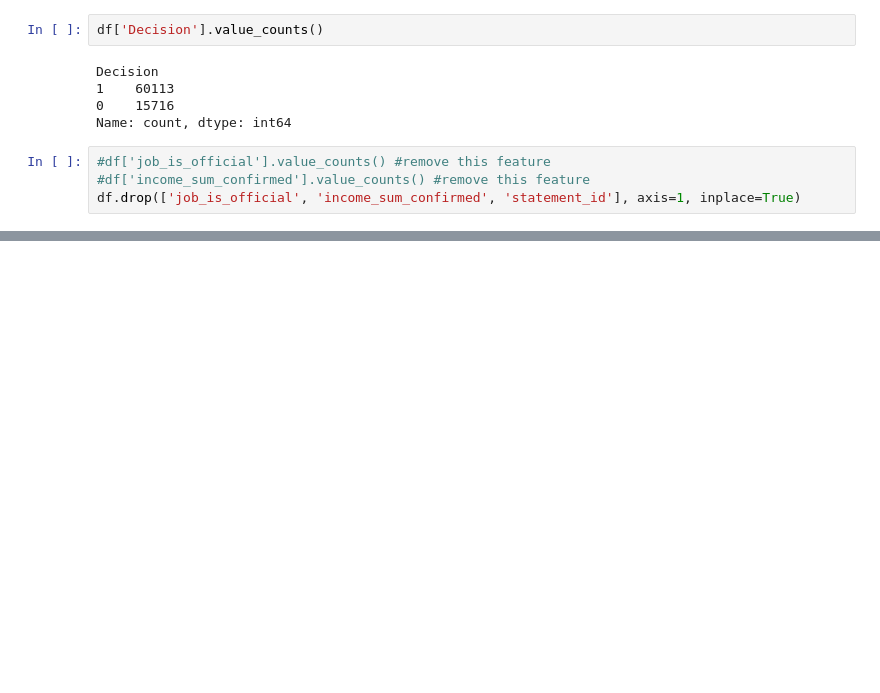
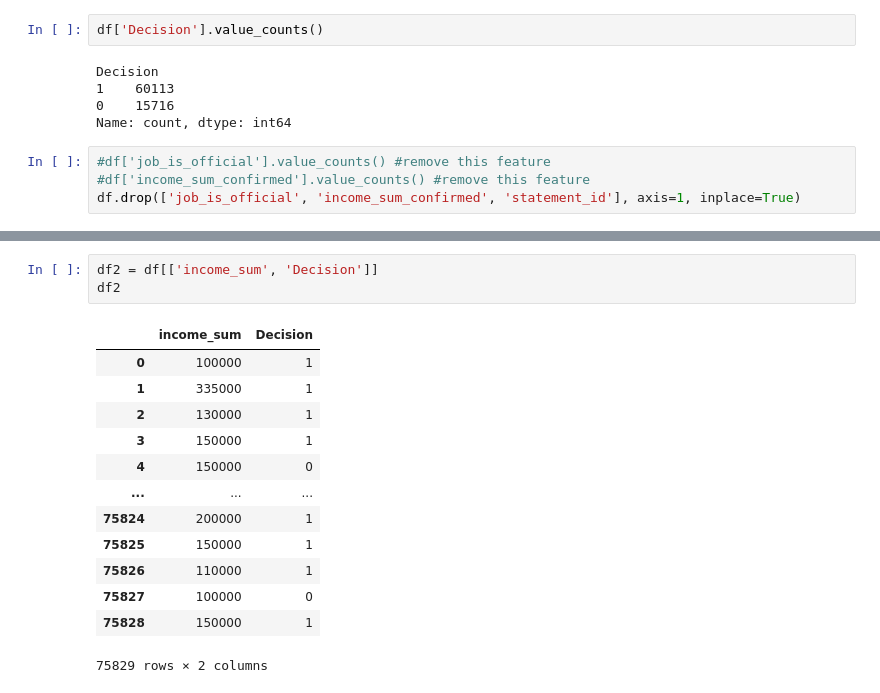
Before and after one commit to 3bdalrhmanS3d/Python, a Jupyter notebook: Task data Mining1/Bank.ipynb, the cells around one changed output, grey strips where cells are left out. Saved outputs shown, nothing was run; the diff lists cells and outputs as text; blank space fills up the shorter version.

```diff
--- a/Task data Mining1/Bank.ipynb
+++ b/Task data Mining1/Bank.ipynb
@@ -110,0 +174,17 @@ df.drop('work_position' , axis=1).corr()
+# %%
+df2 = df[['income_sum', 'Decision']]
+df2
+# %% [output]
+|  | income_sum | Decision |
+| 0 | 100000 | 1 |
+| 1 | 335000 | 1 |
+| 2 | 130000 | 1 |
+| 3 | 150000 | 1 |
+| 4 | 150000 | 0 |
+| ... | ... | ... |
+| 75824 | 200000 | 1 |
+| 75825 | 150000 | 1 |
+| 75826 | 110000 | 1 |
+| 75827 | 100000 | 0 |
+| 75828 | 150000 | 1 |
+75829 rows × 2 columns
```
Also changed, not shown: parts of 10 cells of this notebook.
